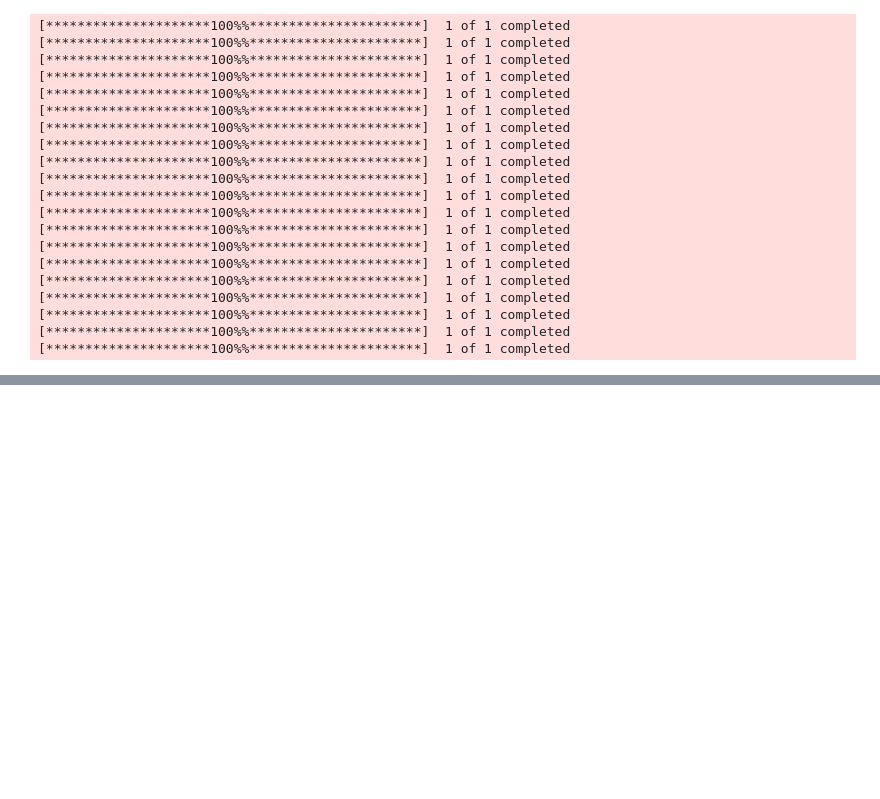
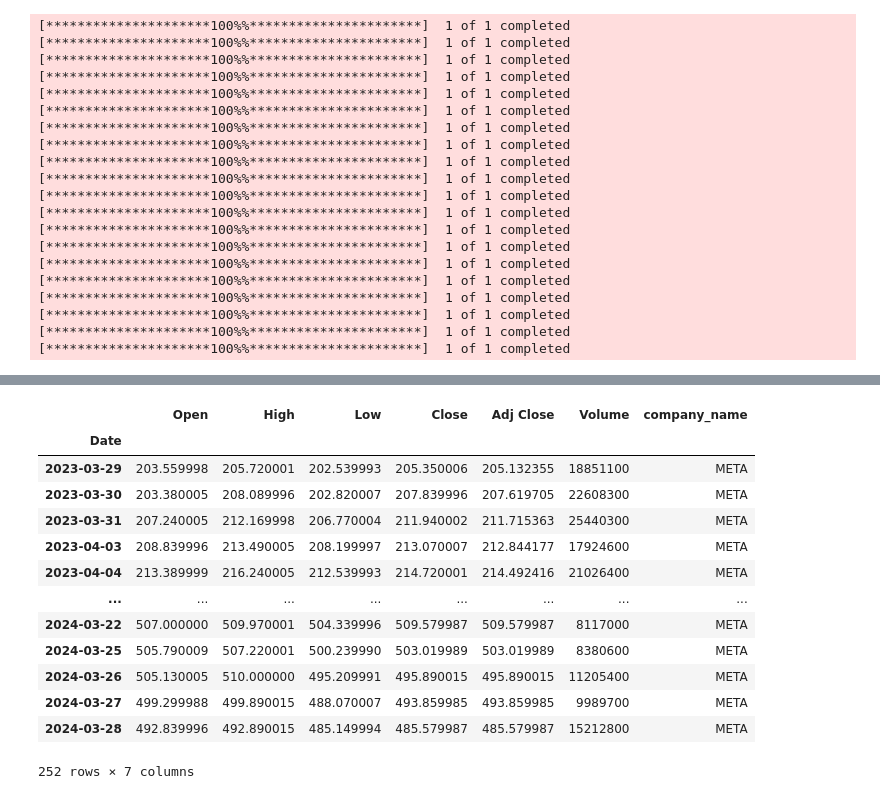
Before and after one commit to csci595-research-lit-spring-2024/595-class-project-spring-2024-Sridhar29Ch, a Jupyter notebook: notebooks/trans_10min.ipynb, the cells around one changed output, grey strips where cells are left out. Saved outputs shown, nothing was run; the diff lists cells and outputs as text; code cells hidden in the pictures; blank space fills up the shorter version.

```diff
--- a/notebooks/trans_10min.ipynb
+++ b/notebooks/trans_10min.ipynb
@@ -172,0 +552,18 @@ df_app
+# %%
+    df_app = df[df['company_name']==com]
+    df_app
+# %% [output]
+|  | Open | High | Low | Close | Adj Close | Volume | company_name |
+| Date |  |  |  |  |  |  |  |
+| 2023-03-29 | 203.559998 | 205.720001 | 202.539993 | 205.350006 | 205.132355 | 18851100 | META |
+| 2023-03-30 | 203.380005 | 208.089996 | 202.820007 | 207.839996 | 207.619705 | 22608300 | META |
+| 2023-03-31 | 207.240005 | 212.169998 | 206.770004 | 211.940002 | 211.715363 | 25440300 | META |
+| 2023-04-03 | 208.839996 | 213.490005 | 208.199997 | 213.070007 | 212.844177 | 17924600 | META |
+| 2023-04-04 | 213.389999 | 216.240005 | 212.539993 | 214.720001 | 214.492416 | 21026400 | META |
+| ... | ... | ... | ... | ... | ... | ... | ... |
+| 2024-03-22 | 507.000000 | 509.970001 | 504.339996 | 509.579987 | 509.579987 | 8117000 | META |
+| 2024-03-25 | 505.790009 | 507.220001 | 500.239990 | 503.019989 | 503.019989 | 8380600 | META |
+| 2024-03-26 | 505.130005 | 510.000000 | 495.209991 | 495.890015 | 495.890015 | 11205400 | META |
+| 2024-03-27 | 499.299988 | 499.890015 | 488.070007 | 493.859985 | 493.859985 | 9989700 | META |
+| 2024-03-28 | 492.839996 | 492.890015 | 485.149994 | 485.579987 | 485.579987 | 15212800 | META |
+252 rows × 7 columns
```
Also changed, not shown: parts of 94 cells of this notebook, 2 other files.
